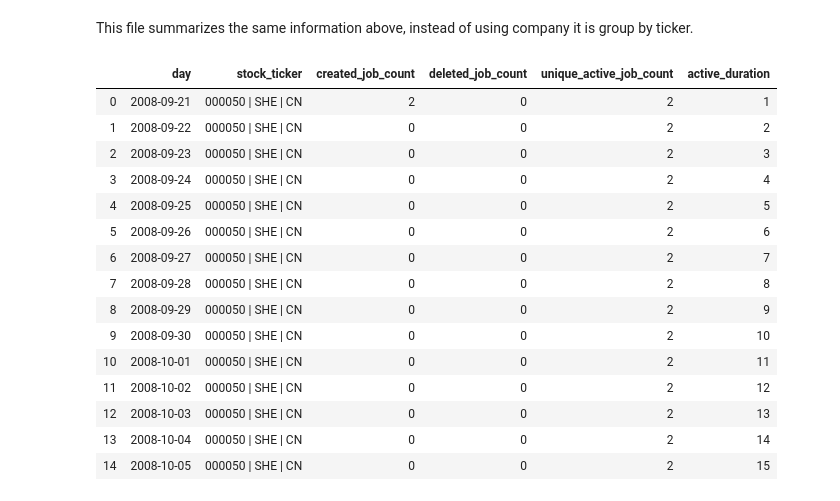
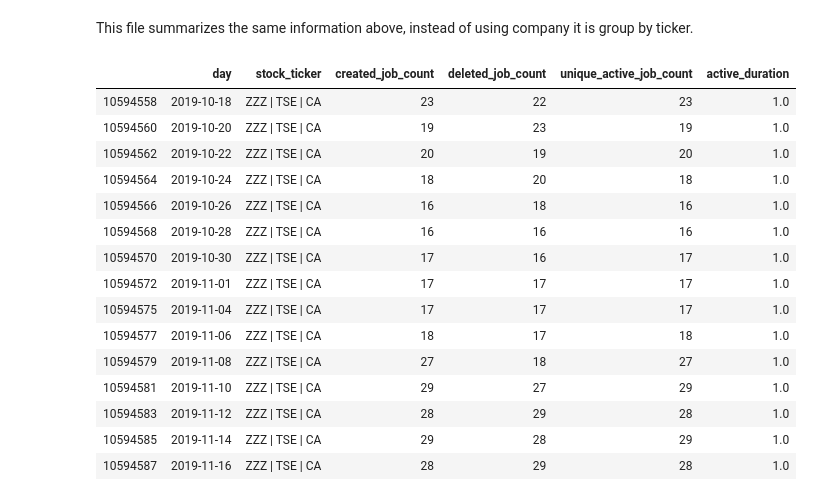
Before and after one commit to LinkUp/Job-Market-Data, a Jupyter notebook: Product Documentation/Product Onboarding.ipynb, the cells around one changed output. Saved outputs shown, nothing was run; the diff lists cells and outputs as text; code cells hidden in the pictures.

```diff
--- a/Product Documentation/Product Onboarding.ipynb
+++ b/Product Documentation/Product Onboarding.ipynb
@@ -148,22 +154,24 @@ company_analytics = pd.read_csv('core_company_analytics_2019-11-14.csv',
 # %% [markdown]
 This file summarizes the same information above, instead of using company it is group by ticker.
 # %%
-ticker_analytics = pd.read_csv('core_ticker_analytics_2019-11-16.csv.gz',
-                           nrows = 100 ); ticker_analytics.head(15)
+ticker_analytics = pd.read_csv('core_ticker_analytics_2019-11-16.csv.gz');
+ticker_analytics = ticker_analytics[ticker_analytics.day > '2019-01-01']
+ticker_analytics = ticker_analytics[(ticker_analytics.created_job_count > 1) & (ticker_analytics.deleted_job_count > 1) & (ticker_analytics.unique_active_job_count > 1)]
+ticker_analytics.tail(15)
 # %% [output]
 |  | day | stock_ticker | created_job_count | deleted_job_count | unique_active_job_count | active_duration |
-| 0 | 2008-09-21 | 000050 | SHE | CN | 2 | 0 | 2 | 1 |
-| 1 | 2008-09-22 | 000050 | SHE | CN | 0 | 0 | 2 | 2 |
-| 2 | 2008-09-23 | 000050 | SHE | CN | 0 | 0 | 2 | 3 |
-| 3 | 2008-09-24 | 000050 | SHE | CN | 0 | 0 | 2 | 4 |
-| 4 | 2008-09-25 | 000050 | SHE | CN | 0 | 0 | 2 | 5 |
-| 5 | 2008-09-26 | 000050 | SHE | CN | 0 | 0 | 2 | 6 |
-| 6 | 2008-09-27 | 000050 | SHE | CN | 0 | 0 | 2 | 7 |
-| 7 | 2008-09-28 | 000050 | SHE | CN | 0 | 0 | 2 | 8 |
-| 8 | 2008-09-29 | 000050 | SHE | CN | 0 | 0 | 2 | 9 |
-| 9 | 2008-09-30 | 000050 | SHE | CN | 0 | 0 | 2 | 10 |
-| 10 | 2008-10-01 | 000050 | SHE | CN | 0 | 0 | 2 | 11 |
-| 11 | 2008-10-02 | 000050 | SHE | CN | 0 | 0 | 2 | 12 |
-| 12 | 2008-10-03 | 000050 | SHE | CN | 0 | 0 | 2 | 13 |
-| 13 | 2008-10-04 | 000050 | SHE | CN | 0 | 0 | 2 | 14 |
-| 14 | 2008-10-05 | 000050 | SHE | CN | 0 | 0 | 2 | 15 |
+| 10594558 | 2019-10-18 | ZZZ | TSE | CA | 23 | 22 | 23 | 1.0 |
+| 10594560 | 2019-10-20 | ZZZ | TSE | CA | 19 | 23 | 19 | 1.0 |
+| 10594562 | 2019-10-22 | ZZZ | TSE | CA | 20 | 19 | 20 | 1.0 |
+| 10594564 | 2019-10-24 | ZZZ | TSE | CA | 18 | 20 | 18 | 1.0 |
+| 10594566 | 2019-10-26 | ZZZ | TSE | CA | 16 | 18 | 16 | 1.0 |
+| 10594568 | 2019-10-28 | ZZZ | TSE | CA | 16 | 16 | 16 | 1.0 |
+| 10594570 | 2019-10-30 | ZZZ | TSE | CA | 17 | 16 | 17 | 1.0 |
+| 10594572 | 2019-11-01 | ZZZ | TSE | CA | 17 | 17 | 17 | 1.0 |
+| 10594575 | 2019-11-04 | ZZZ | TSE | CA | 17 | 17 | 17 | 1.0 |
+| 10594577 | 2019-11-06 | ZZZ | TSE | CA | 18 | 17 | 18 | 1.0 |
+| 10594579 | 2019-11-08 | ZZZ | TSE | CA | 27 | 18 | 27 | 1.0 |
+| 10594581 | 2019-11-10 | ZZZ | TSE | CA | 29 | 27 | 29 | 1.0 |
+| 10594583 | 2019-11-12 | ZZZ | TSE | CA | 28 | 29 | 28 | 1.0 |
+| 10594585 | 2019-11-14 | ZZZ | TSE | CA | 29 | 28 | 29 | 1.0 |
+| 10594587 | 2019-11-16 | ZZZ | TSE | CA | 28 | 29 | 28 | 1.0 |
```
Also changed, not shown: parts of 3 cells of this notebook.
